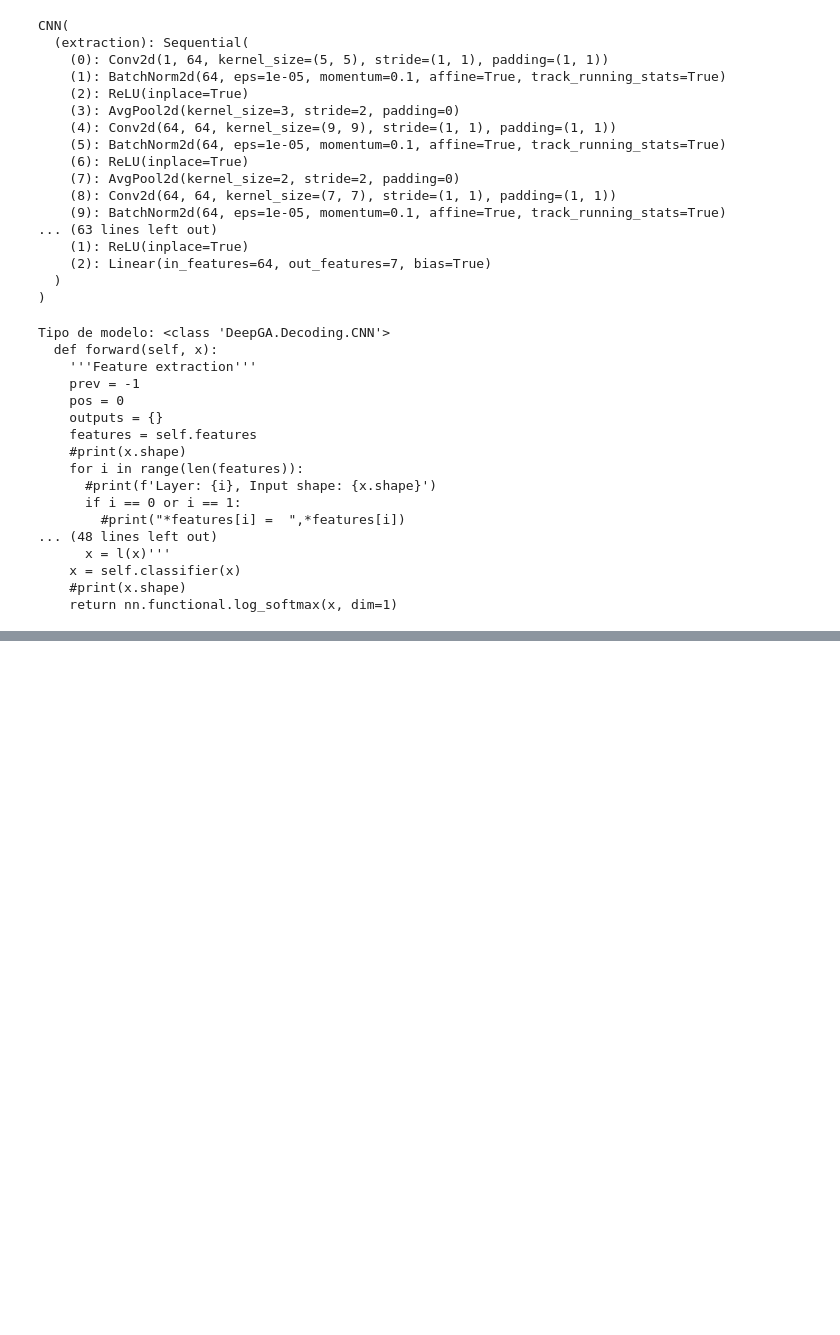
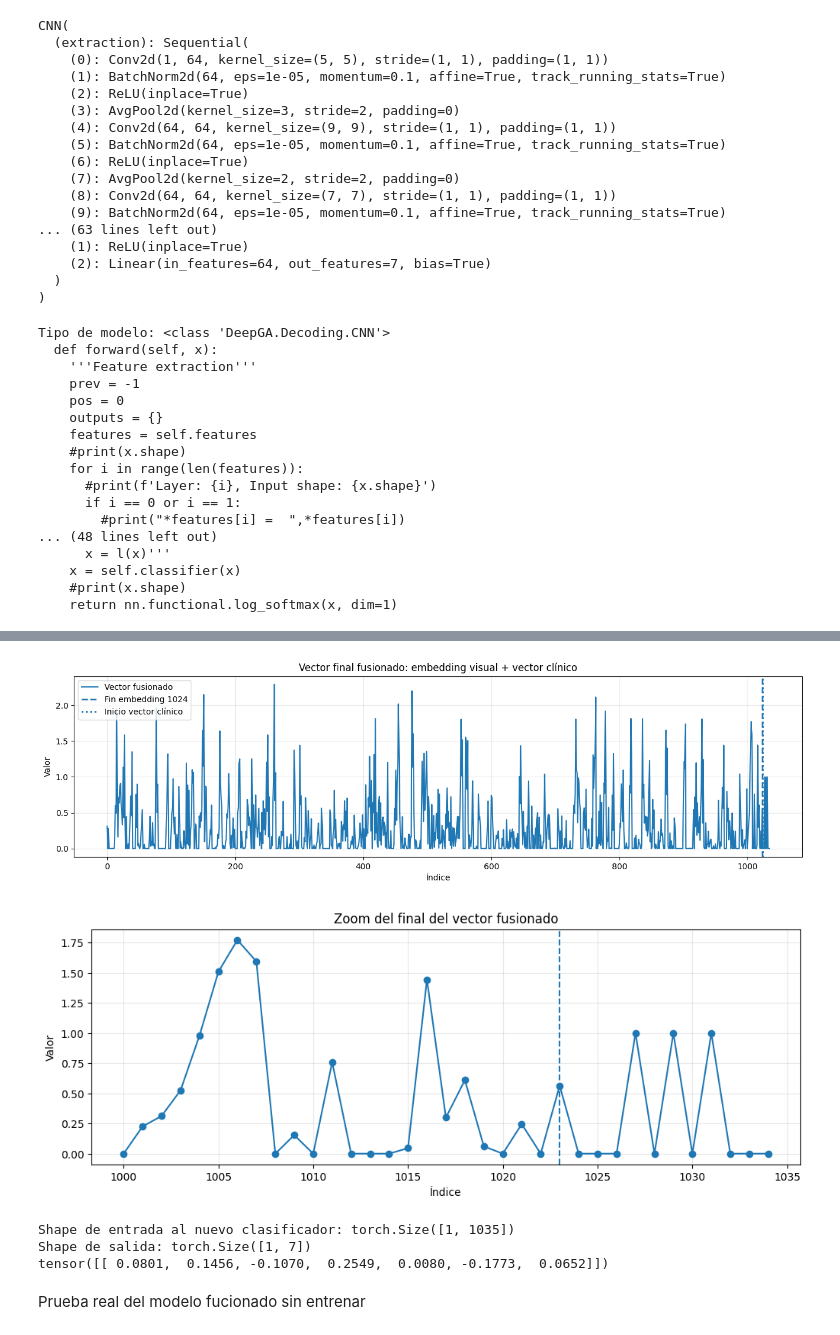
Before and after one commit to Mauricinio7/SS_DentalDeepGA, a Jupyter notebook: AddVec.ipynb, the cells around one changed output, grey strips where cells are left out. Saved outputs shown, nothing was run; the diff lists cells and outputs as text; code cells hidden in the pictures; blank space fills up the shorter version.

Commit message:
Create the new fussed model

```diff
--- a/AddVec.ipynb
+++ b/AddVec.ipynb
@@ -283,0 +388,19 @@ Std: 0.29557213
+# %%
+#Se unen los vectores
+
+embedding = emb1
+
+fusion = torch.cat([embedding, clinical], dim=1) #Este es el vector ya fucionado correctamente
+
+print("Shape embedding original:", embedding.shape)
+print("Shape vector clínico:", clinical.shape)
+print("Shape vector fusionado:", fusion.shape)
+
+print("\nÚltimos 10 valores del embedding original:")
+print(embedding[0, -10:])
+
+print("\nVector clínico completo:")
+print(clinical[0])
+
+print("\nÚltimos 20 valores del vector fusionado:")
+print(fusion[0, -20:])
@@ -283,0 +423,52 @@ Std: 0.29557213
+# %%
+#Se puede ver la union
+
+vec_emb = embedding[0].detach().cpu().numpy()
+vec_clin = clinical[0].detach().cpu().numpy()
+vec_fusion = fusion[0].detach().cpu().numpy()
+
+plt.figure(figsize=(16, 4))
+plt.plot(vec_fusion, label="Vector fusionado")
+plt.axvline(x=1023, linestyle="--", linewidth=2, label="Fin embedding 1024")
+plt.axvline(x=1024, linestyle=":", linewidth=2, label="Inicio vector clínico")
+plt.title("Vector final fusionado: embedding visual + vector clínico")
+plt.xlabel("Índice")
+plt.ylabel("Valor")
+plt.legend()
+plt.grid(True, alpha=0.3)
+plt.show()
+
+plt.figure(figsize=(12, 4))
+plt.plot(range(1000, 1035), vec_fusion[1000:1035], marker="o")
+plt.axvline(x=1023, linestyle="--")
+plt.title("Zoom del final del vector fusionado")
+plt.xlabel("Índice")
+plt.ylabel("Valor")
+plt.grid(True, alpha=0.3)
+plt.show()
+# %% [output]
+[figure, added]
+[figure, added]
+# %%
+#Probar que entre el vector nuevo y que salga la clasificación correcta.
+
+new_classifier = nn.Sequential(
+    nn.Linear(1035, 64),
+    nn.ReLU(inplace=True),
+    nn.Linear(64, 7)
+)
+
+new_classifier.eval()
+
+with torch.no_grad():
+    out = new_classifier(fusion)
+
+print("Shape de entrada al nuevo clasificador:", fusion.shape)
+print("Shape de salida:", out.shape)
+print(out)
+# %% [output]
+Shape de entrada al nuevo clasificador: torch.Size([1, 1035])
+Shape de salida: torch.Size([1, 7])
+tensor([[ 0.0801,  0.1456, -0.1070,  0.2549,  0.0080, -0.1773,  0.0652]])
+# %% [markdown]
+Prueba real del modelo fucionado sin entrenar
```
Also changed, not shown: parts of 14 cells of this notebook, 1 other file.
